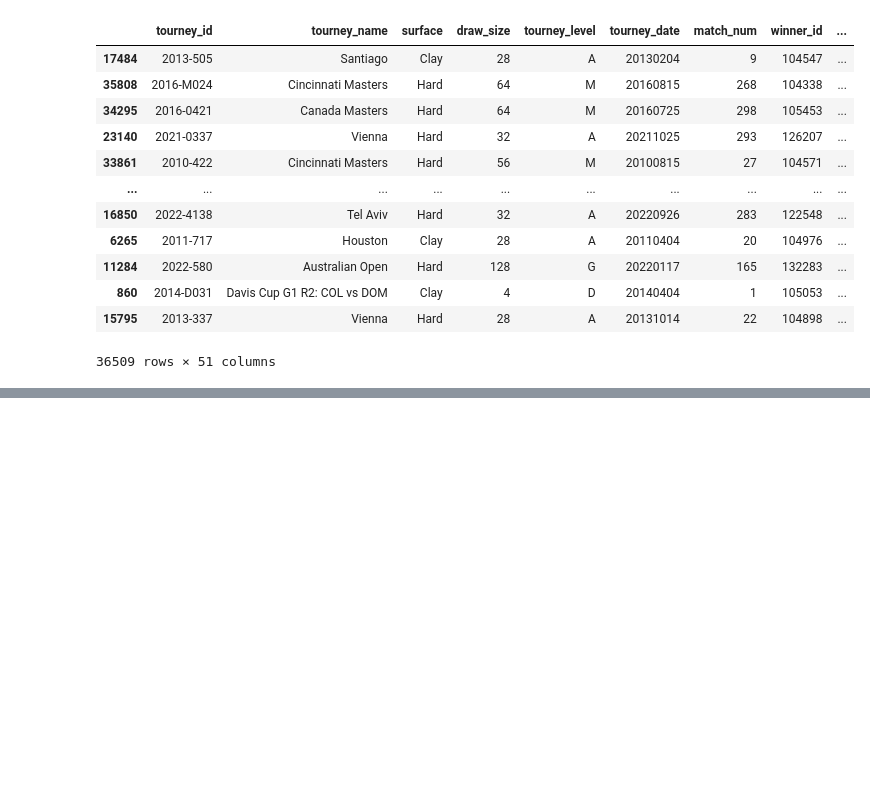
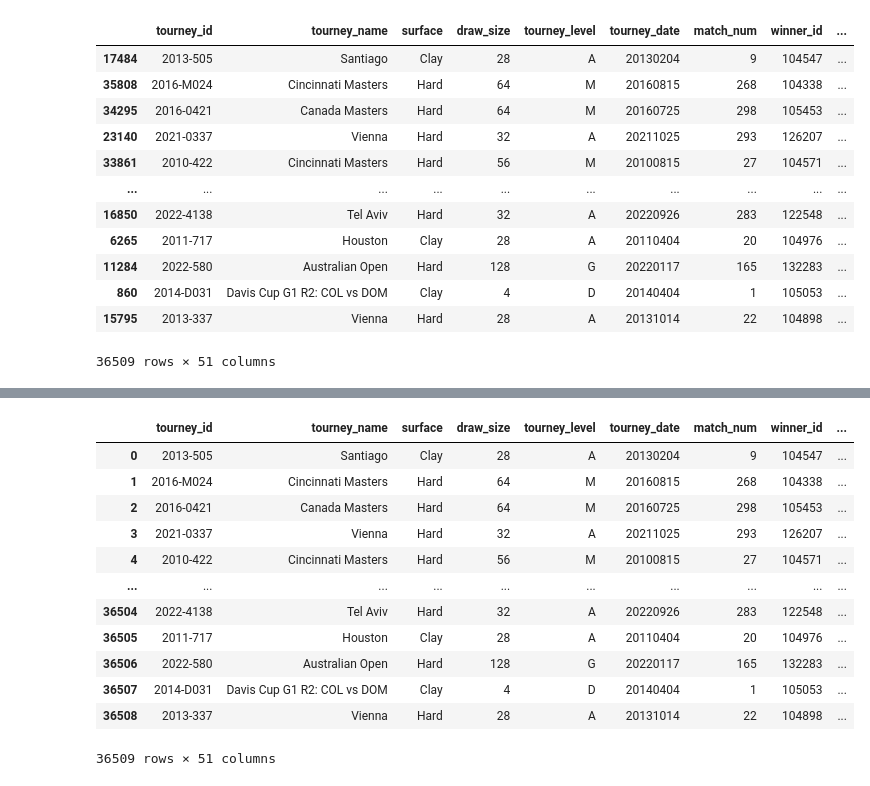
Before and after one commit to NazarPolishchuk7/Tennis_Match_Prediction, a Jupyter notebook: notebooks/data_preprocessing.ipynb, the cells around one changed output, grey strips where cells are left out. Saved outputs shown, nothing was run; the diff lists cells and outputs as text; code cells hidden in the pictures; blank space fills up the shorter version.

```diff
--- a/notebooks/data_preprocessing.ipynb
+++ b/notebooks/data_preprocessing.ipynb
@@ -363,3 +363,5 @@ df
 | 860 | 2014-D031 | Davis Cup G1 R2: COL vs DOM | Clay | 4 | D | 20140404 | 1 | 105053 | ... |
 | 15795 | 2013-337 | Vienna | Hard | 28 | A | 20131014 | 22 | 104898 | ... |
 36509 rows × 51 columns
+# %%
+df.reset_index(drop=True, inplace=True)
@@ -365,0 +382,16 @@ df
+# %%
+df
+# %% [output]
+|  | tourney_id | tourney_name | surface | draw_size | tourney_level | tourney_date | match_num | winner_id | ... |
+| 0 | 2013-505 | Santiago | Clay | 28 | A | 20130204 | 9 | 104547 | ... |
+| 1 | 2016-M024 | Cincinnati Masters | Hard | 64 | M | 20160815 | 268 | 104338 | ... |
+| 2 | 2016-0421 | Canada Masters | Hard | 64 | M | 20160725 | 298 | 105453 | ... |
+| 3 | 2021-0337 | Vienna | Hard | 32 | A | 20211025 | 293 | 126207 | ... |
+| 4 | 2010-422 | Cincinnati Masters | Hard | 56 | M | 20100815 | 27 | 104571 | ... |
+| ... | ... | ... | ... | ... | ... | ... | ... | ... | ... |
+| 36504 | 2022-4138 | Tel Aviv | Hard | 32 | A | 20220926 | 283 | 122548 | ... |
+| 36505 | 2011-717 | Houston | Clay | 28 | A | 20110404 | 20 | 104976 | ... |
+| 36506 | 2022-580 | Australian Open | Hard | 128 | G | 20220117 | 165 | 132283 | ... |
+| 36507 | 2014-D031 | Davis Cup G1 R2: COL vs DOM | Clay | 4 | D | 20140404 | 1 | 105053 | ... |
+| 36508 | 2013-337 | Vienna | Hard | 28 | A | 20131014 | 22 | 104898 | ... |
+36509 rows × 51 columns
```
Also changed, not shown: parts of 6 cells of this notebook, 1 other file.
